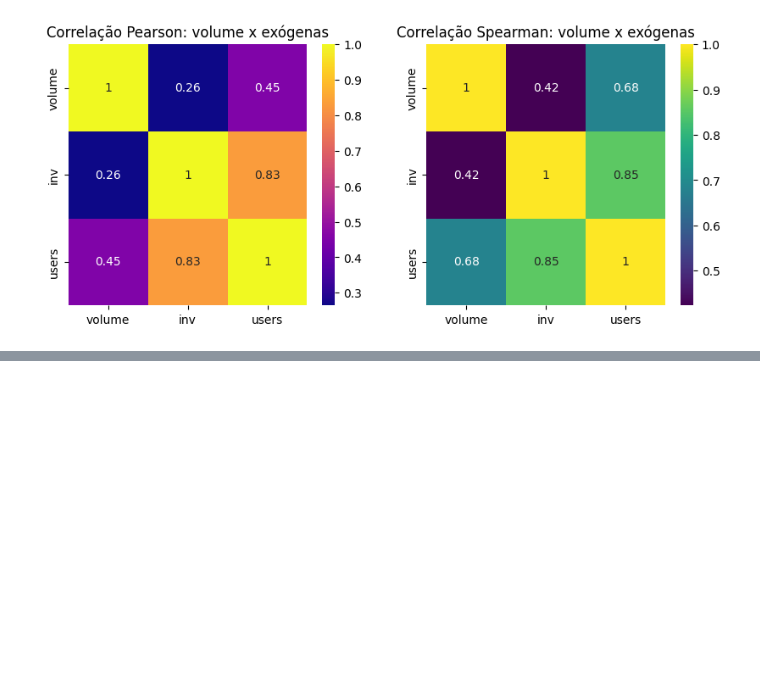
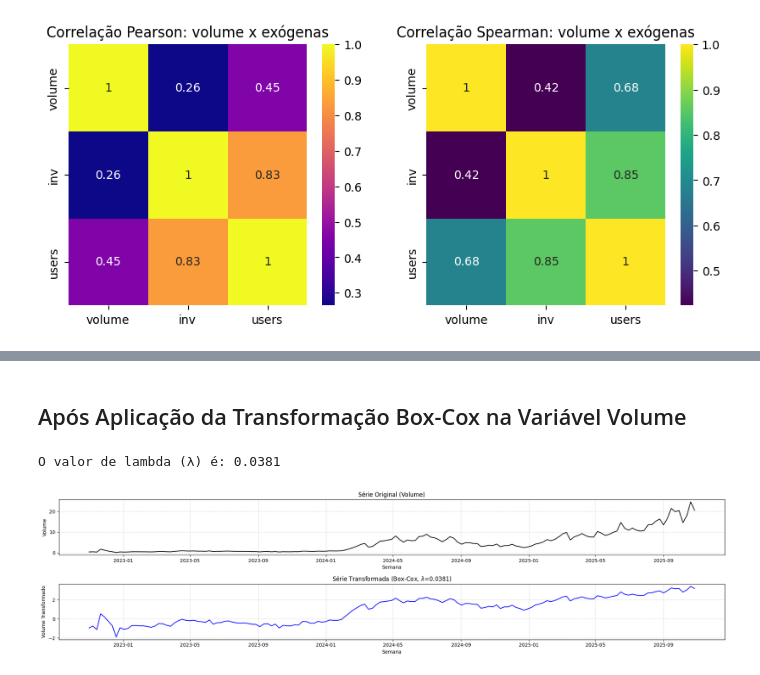
Before and after one commit to GuilhermeCastilho02/Series-Temporais-A2, a Jupyter notebook: trabalho_a2.ipynb, the cells around one changed output, grey strips where cells are left out. Cells and saved outputs as stored; diff of their text form; code cells hidden in the pictures; blank space fills up the shorter version.

```diff
--- a/trabalho_a2.ipynb
+++ b/trabalho_a2.ipynb
@@ -373,0 +374,36 @@ plt.show()
+# %% [markdown]
+## Após Aplicação da Transformação Box-Cox na Variável Volume
+# %%
+prison = prison.set_index("week")
+y = prison["volume"]
+
+y_bc, lmbda = boxcox(y)
+
+print(f"O valor de lambda (λ) é: {lmbda:.4f}")
+# %% [output]
+O valor de lambda (λ) é: 0.0381
+# %%
+# Armazena a série transformada no DataFrame para futuras modelagens
+prison["volume_bc"] = y_bc
+
+# Criar o gráfico
+fig, axes = plt.subplots(2, 1, figsize=(20, 5))
+
+# Série Original
+axes[0].plot(prison["volume"], linestyle="-", color="black")
+axes[0].set_title("Série Original (Volume)")
+axes[0].set_ylabel("Volume")
+axes[0].set_xlabel("Semana")
+axes[0].grid(True, linestyle="--", alpha=0.5)
+
+# Série Transformada
+axes[1].plot(prison["volume_bc"], linestyle="-", color="blue")
+axes[1].set_title(f"Série Transformada (Box-Cox, $\\lambda$={lmbda:.4f})")
+axes[1].set_ylabel("Volume Transformado")
+axes[1].set_xlabel("Semana")
+axes[1].grid(True, linestyle="--", alpha=0.5)
+
+plt.tight_layout()
+plt.show()
+# %% [output]
+[figure, added]
```
Also changed, not shown: parts of 2 cells of this notebook.
